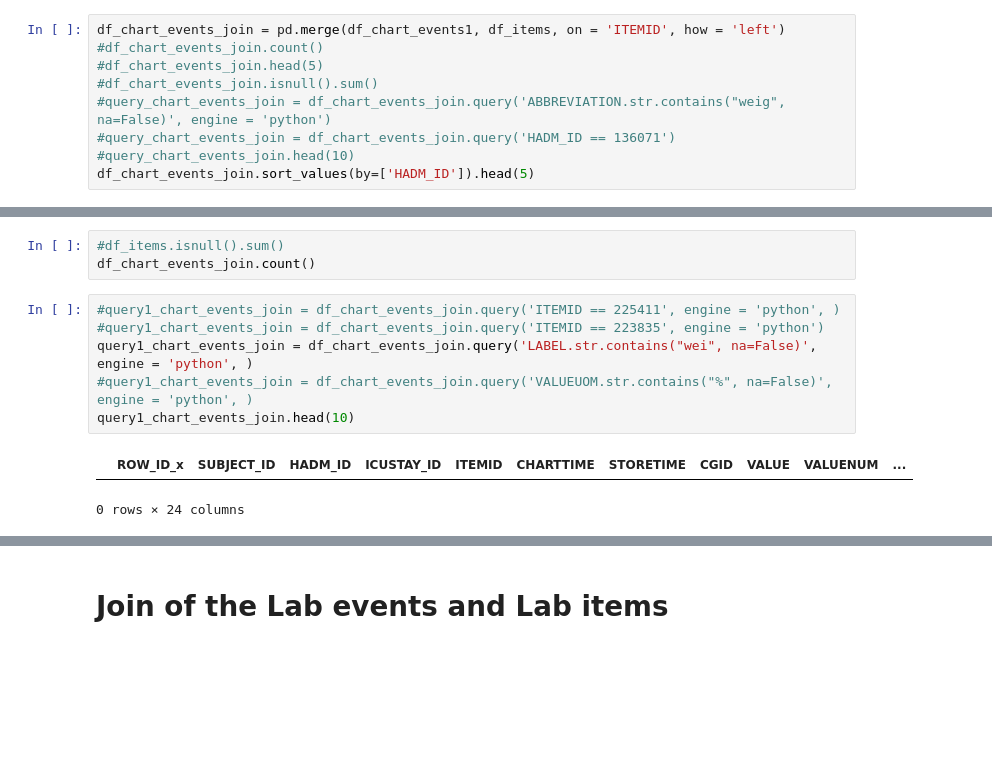
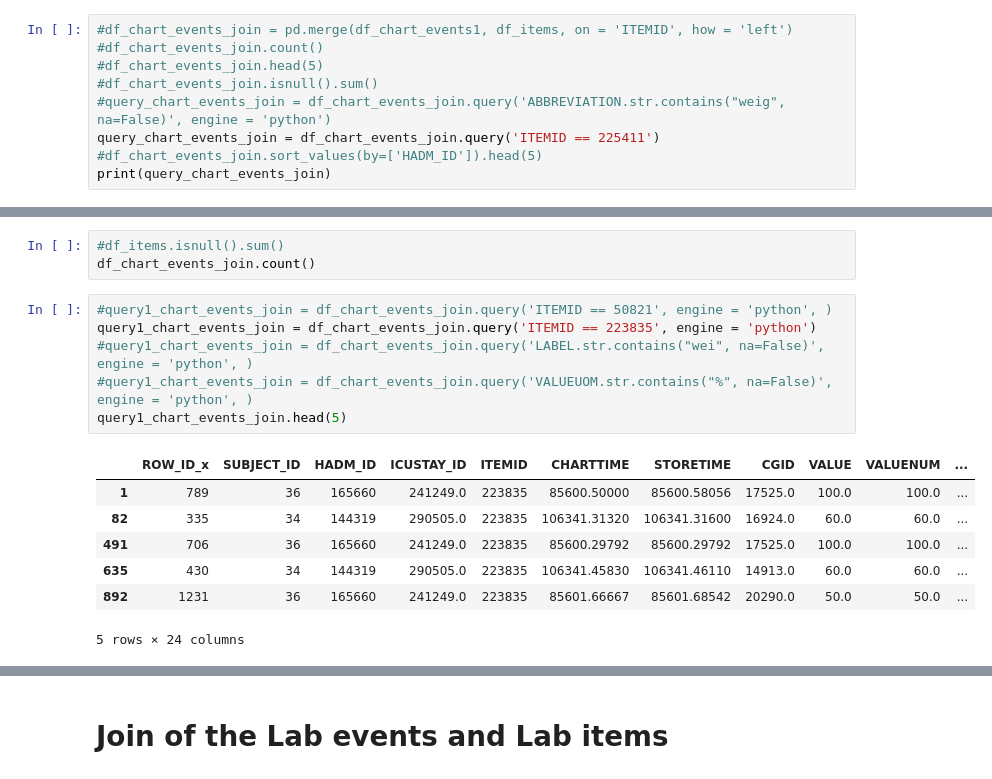
Before and after one commit to Amu19/conformalrnn1, a Jupyter notebook: utils/THESIS_NOTE.ipynb, the cells around one changed output, grey strips where cells are left out. Cells and saved outputs as stored; diff of their text form; blank space fills up the shorter version.

```diff
--- a/utils/THESIS_NOTE.ipynb
+++ b/utils/THESIS_NOTE.ipynb
@@ -231,12 +899,12 @@ dtype: int64
 # %% [markdown]
 # Join of the Chart events and Items
 # %%
-df_chart_events_join = pd.merge(df_chart_events1, df_items, on = 'ITEMID', how = 'left')
+#df_chart_events_join = pd.merge(df_chart_events1, df_items, on = 'ITEMID', how = 'left')
 #df_chart_events_join.count()
 #df_chart_events_join.head(5)
 #df_chart_events_join.isnull().sum()
 #query_chart_events_join = df_chart_events_join.query('ABBREVIATION.str.contains("weig", na=False)', engine = 'python')
-#query_chart_events_join = df_chart_events_join.query('HADM_ID == 136071')
-#query_chart_events_join.head(10)
-df_chart_events_join.sort_values(by=['HADM_ID']).head(5)
+query_chart_events_join = df_chart_events_join.query('ITEMID == 225411')
+#df_chart_events_join.sort_values(by=['HADM_ID']).head(5)
+print(query_chart_events_join)
 # %% [output]
@@ -251,11 +917,16 @@ df_chart_events_join.sort_values(by=['HADM_ID']).head(5)
 #df_items.isnull().sum()
 df_chart_events_join.count()
 # %%
-#query1_chart_events_join = df_chart_events_join.query('ITEMID == 225411', engine = 'python', )
-#query1_chart_events_join = df_chart_events_join.query('ITEMID == 223835', engine = 'python')
-query1_chart_events_join = df_chart_events_join.query('LABEL.str.contains("wei", na=False)', engine = 'python', )
+#query1_chart_events_join = df_chart_events_join.query('ITEMID == 50821', engine = 'python', )
+query1_chart_events_join = df_chart_events_join.query('ITEMID == 223835', engine = 'python')
+#query1_chart_events_join = df_chart_events_join.query('LABEL.str.contains("wei", na=False)', engine = 'python', )
 #query1_chart_events_join = df_chart_events_join.query('VALUEUOM.str.contains("%", na=False)', engine = 'python', )
-query1_chart_events_join.head(10)
+query1_chart_events_join.head(5)
 # %% [output]
 |  | ROW_ID_x | SUBJECT_ID | HADM_ID | ICUSTAY_ID | ITEMID | CHARTTIME | STORETIME | CGID | VALUE | VALUENUM | ... |
+| 1 | 789 | 36 | 165660 | 241249.0 | 223835 | 85600.50000 | 85600.58056 | 17525.0 | 100.0 | 100.0 | ... |
+| 82 | 335 | 34 | 144319 | 290505.0 | 223835 | 106341.31320 | 106341.31600 | 16924.0 | 60.0 | 60.0 | ... |
+| 491 | 706 | 36 | 165660 | 241249.0 | 223835 | 85600.29792 | 85600.29792 | 17525.0 | 100.0 | 100.0 | ... |
+| 635 | 430 | 34 | 144319 | 290505.0 | 223835 | 106341.45830 | 106341.46110 | 14913.0 | 60.0 | 60.0 | ... |
+| 892 | 1231 | 36 | 165660 | 241249.0 | 223835 | 85601.66667 | 85601.68542 | 20290.0 | 50.0 | 50.0 | ... |
-0 rows × 24 columns
+5 rows × 24 columns
```
Also changed, not shown: parts of 104 cells of this notebook.
